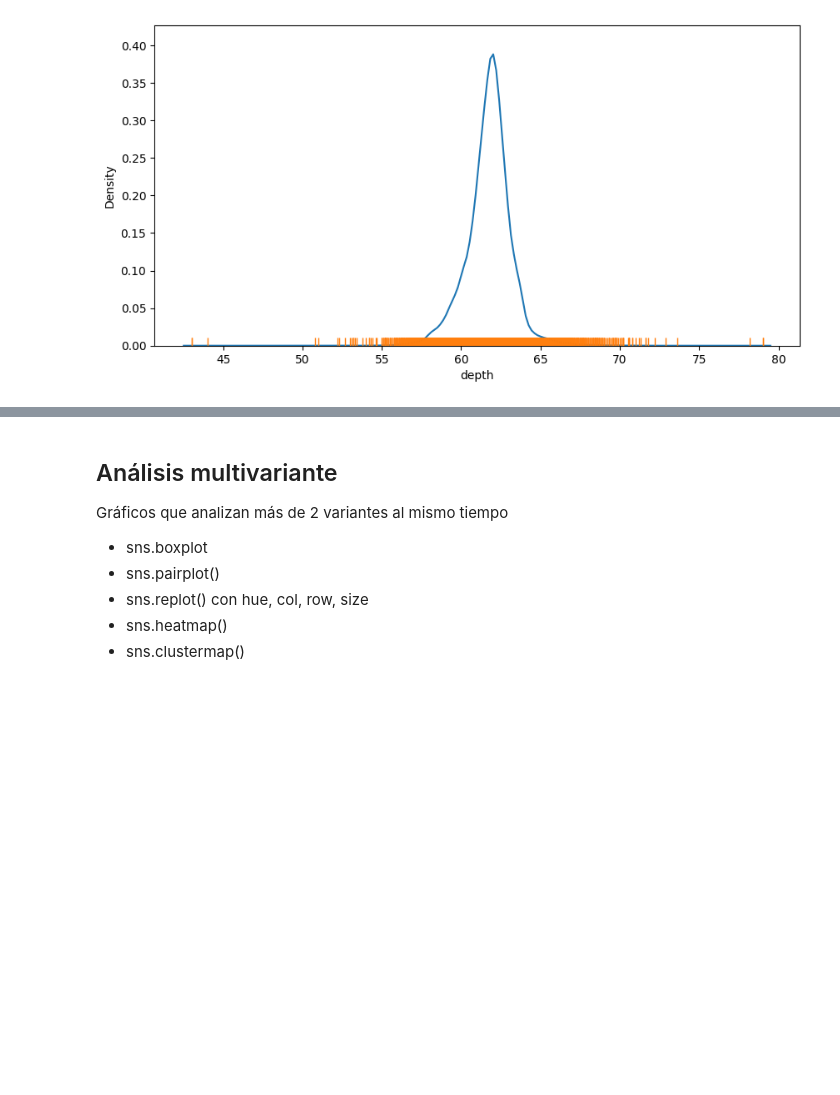
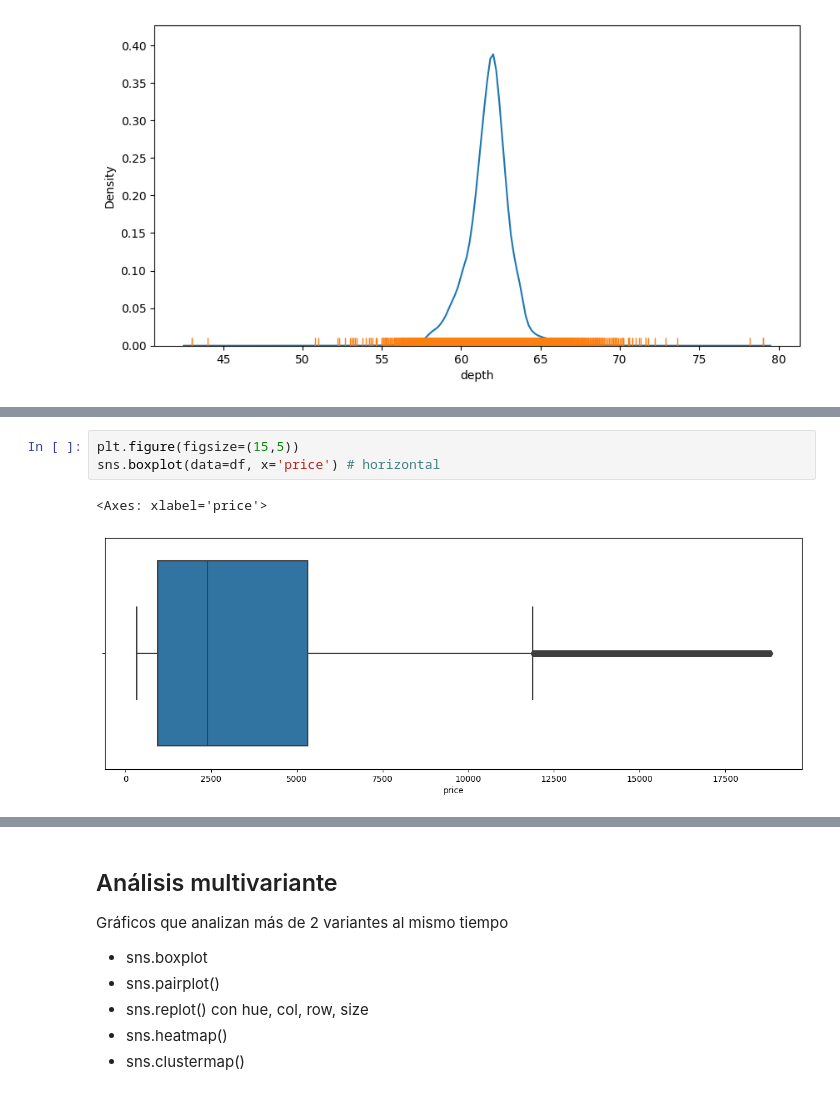
Before and after one commit to nyainamalala/curso_analisisdatos_malala_kamorynyaina, a Jupyter notebook: m5-visualización/seaborn/Notebooks/3.Seaborn_diamonds.ipynb, the cells around one changed output, grey strips where cells are left out. Saved outputs shown, nothing was run; the diff lists cells and outputs as text; blank space fills up the shorter version.

```diff
--- a/m5-visualización/seaborn/Notebooks/3.Seaborn_diamonds.ipynb
+++ b/m5-visualización/seaborn/Notebooks/3.Seaborn_diamonds.ipynb
@@ -138,0 +149,6 @@ sns.rugplot(data=df, x='depth')
+# %%
+plt.figure(figsize=(15,5))
+sns.boxplot(data=df, x='price') # horizontal
+# %% [output]
+<Axes: xlabel='price'>
+[figure, added]
```
Also changed, not shown: parts of 15 cells of this notebook.
